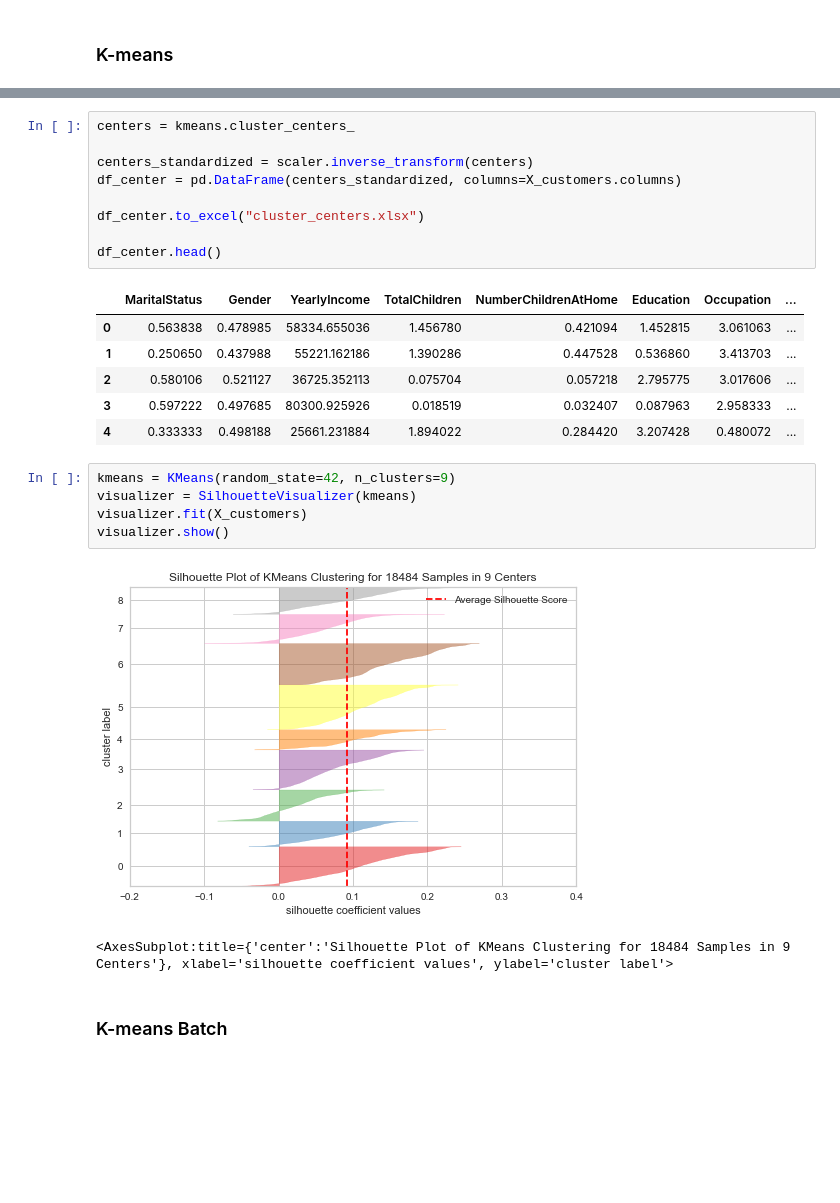
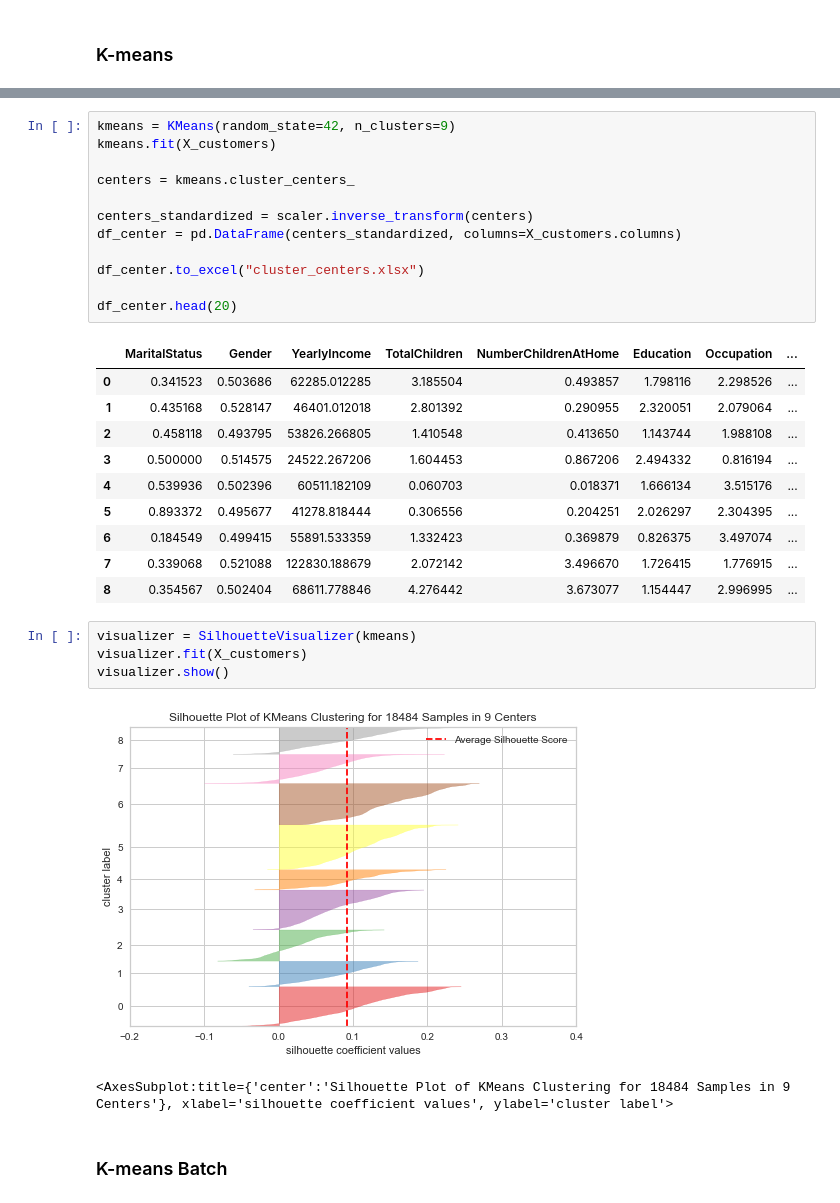
Before and after one commit to KarelZe/business-intelligence-systems, a Jupyter notebook: clustering.ipynb, the cells around one changed output, grey strips where cells are left out. Drawn from its saved outputs; the diff is of its cells as text; blank space fills up the shorter version.

```diff
--- a/clustering.ipynb
+++ b/clustering.ipynb
@@ -253,22 +253,28 @@ visualizer.show()
 <AxesSubplot:title={'center':'Distortion Score Elbow for KMeans Clustering'}, xlabel='k', ylabel='distortion score'>
 # %%
+kmeans = KMeans(random_state=42, n_clusters=9)
+kmeans.fit(X_customers)
+
 centers = kmeans.cluster_centers_
 
 centers_standardized = scaler.inverse_transform(centers)
 df_center = pd.DataFrame(centers_standardized, columns=X_customers.columns)
 
 df_center.to_excel("cluster_centers.xlsx")
 
-df_center.head()
+df_center.head(20)
 # %% [output]
 |  | MaritalStatus | Gender | YearlyIncome | TotalChildren | NumberChildrenAtHome | Education | Occupation | ... |
-| 0 | 0.563838 | 0.478985 | 58334.655036 | 1.456780 | 0.421094 | 1.452815 | 3.061063 | ... |
-| 1 | 0.250650 | 0.437988 | 55221.162186 | 1.390286 | 0.447528 | 0.536860 | 3.413703 | ... |
-| 2 | 0.580106 | 0.521127 | 36725.352113 | 0.075704 | 0.057218 | 2.795775 | 3.017606 | ... |
-| 3 | 0.597222 | 0.497685 | 80300.925926 | 0.018519 | 0.032407 | 0.087963 | 2.958333 | ... |
-| 4 | 0.333333 | 0.498188 | 25661.231884 | 1.894022 | 0.284420 | 3.207428 | 0.480072 | ... |
+| 0 | 0.341523 | 0.503686 | 62285.012285 | 3.185504 | 0.493857 | 1.798116 | 2.298526 | ... |
+| 1 | 0.435168 | 0.528147 | 46401.012018 | 2.801392 | 0.290955 | 2.320051 | 2.079064 | ... |
+| 2 | 0.458118 | 0.493795 | 53826.266805 | 1.410548 | 0.413650 | 1.143744 | 1.988108 | ... |
+| 3 | 0.500000 | 0.514575 | 24522.267206 | 1.604453 | 0.867206 | 2.494332 | 0.816194 | ... |
+| 4 | 0.539936 | 0.502396 | 60511.182109 | 0.060703 | 0.018371 | 1.666134 | 3.515176 | ... |
+| 5 | 0.893372 | 0.495677 | 41278.818444 | 0.306556 | 0.204251 | 2.026297 | 2.304395 | ... |
+| 6 | 0.184549 | 0.499415 | 55891.533359 | 1.332423 | 0.369879 | 0.826375 | 3.497074 | ... |
+| 7 | 0.339068 | 0.521088 | 122830.188679 | 2.072142 | 3.496670 | 1.726415 | 1.776915 | ... |
+| 8 | 0.354567 | 0.502404 | 68611.778846 | 4.276442 | 3.673077 | 1.154447 | 2.996995 | ... |
 # %%
-kmeans = KMeans(random_state=42, n_clusters=9)
 visualizer = SilhouetteVisualizer(kmeans)
 visualizer.fit(X_customers)
 visualizer.show()
```
Also changed, not shown: parts of 2 cells of this notebook, 2 other files.
